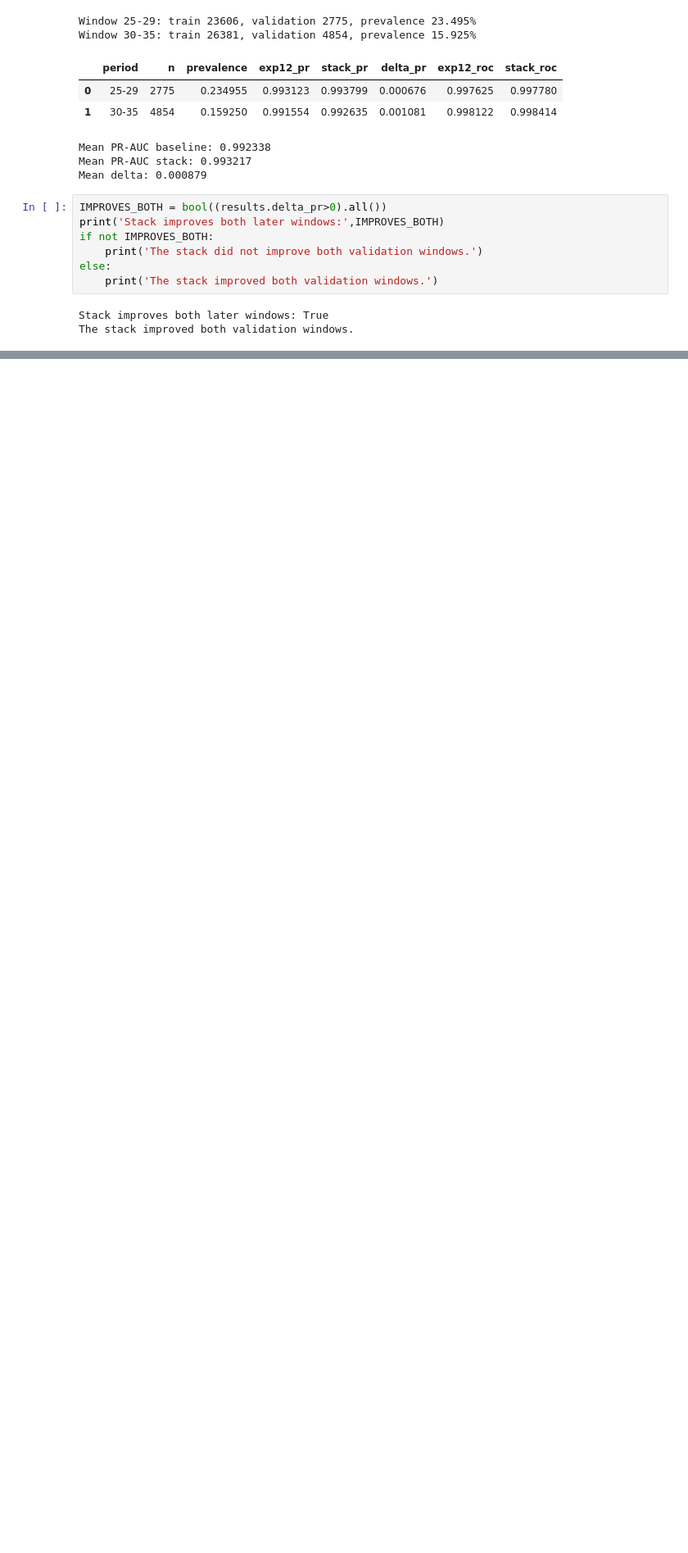
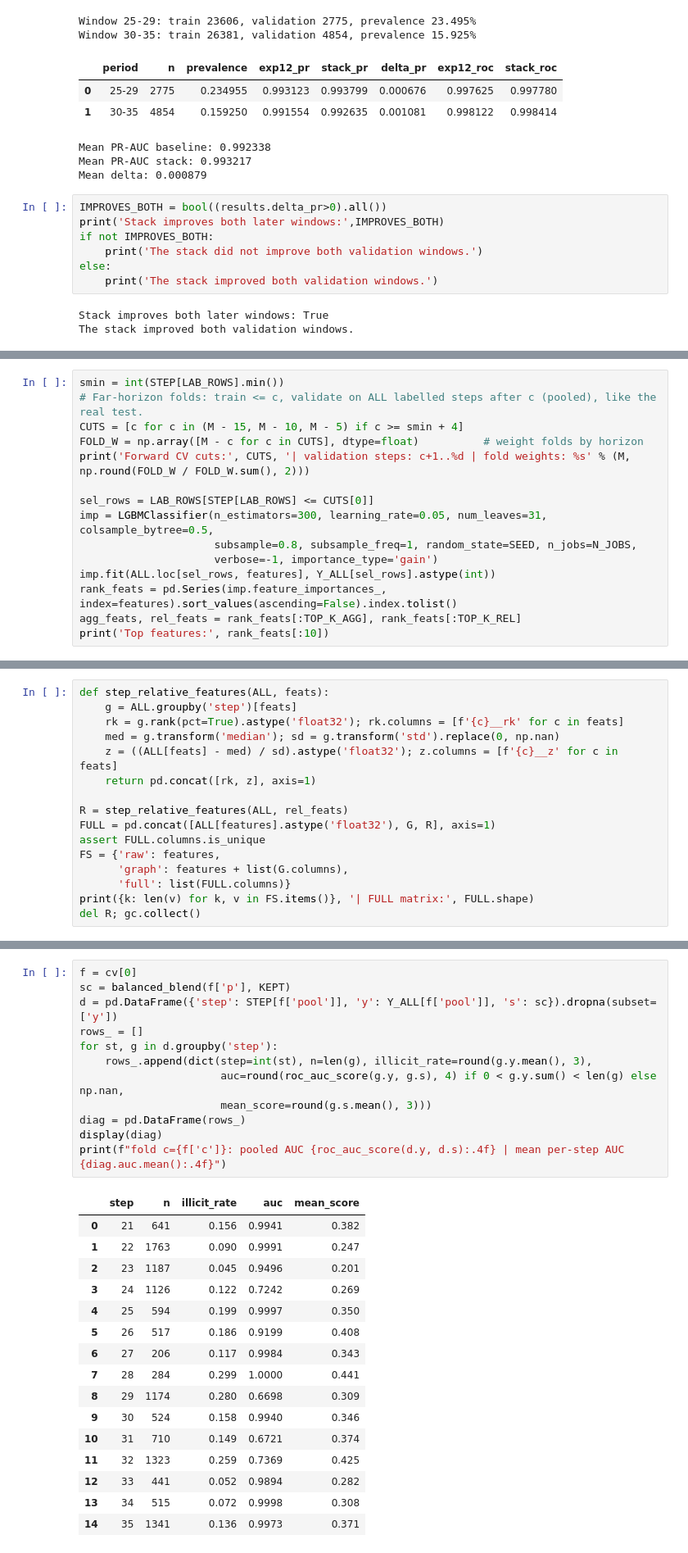
Before and after one commit to charlllene/bt4012-fraud-detection, a Jupyter notebook: Final/A0282609X.ipynb, the cells around one changed output, grey strips where cells are left out. Shown at 82% size. Drawn from its saved outputs; the diff is of its cells as text; blank space fills up the shorter version.

```diff
--- a/Final/A0282609X.ipynb
+++ b/Final/A0282609X.ipynb
@@ -729,0 +290,15 @@ Numerically identical: True
+# %%
+smin = int(STEP[LAB_ROWS].min())
+# Far-horizon folds: train <= c, validate on ALL labelled steps after c (pooled), like the real test.
+CUTS = [c for c in (M - 15, M - 10, M - 5) if c >= smin + 4]
+FOLD_W = np.array([M - c for c in CUTS], dtype=float)          # weight folds by horizon
+print('Forward CV cuts:', CUTS, '| validation steps: c+1..%d | fold weights: %s' % (M, np.round(FOLD_W / FOLD_W.sum(), 2)))
+
+sel_rows = LAB_ROWS[STEP[LAB_ROWS] <= CUTS[0]]
+imp = LGBMClassifier(n_estimators=300, learning_rate=0.05, num_leaves=31, colsample_bytree=0.5,
+                     subsample=0.8, subsample_freq=1, random_state=SEED, n_jobs=N_JOBS,
+                     verbose=-1, importance_type='gain')
+imp.fit(ALL.loc[sel_rows, features], Y_ALL[sel_rows].astype(int))
+rank_feats = pd.Series(imp.feature_importances_, index=features).sort_values(ascending=False).index.tolist()
+agg_feats, rel_feats = rank_feats[:TOP_K_AGG], rank_feats[:TOP_K_REL]
+print('Top features:', rank_feats[:10])
@@ -729,0 +398,16 @@ Numerically identical: True
+# %%
+def step_relative_features(ALL, feats):
+    g = ALL.groupby('step')[feats]
+    rk = g.rank(pct=True).astype('float32'); rk.columns = [f'{c}__rk' for c in feats]
+    med = g.transform('median'); sd = g.transform('std').replace(0, np.nan)
+    z = ((ALL[feats] - med) / sd).astype('float32'); z.columns = [f'{c}__z' for c in feats]
+    return pd.concat([rk, z], axis=1)
+
+R = step_relative_features(ALL, rel_feats)
+FULL = pd.concat([ALL[features].astype('float32'), G, R], axis=1)
+assert FULL.columns.is_unique
+FS = {'raw': features,
+      'graph': features + list(G.columns),
+      'full': list(FULL.columns)}
+print({k: len(v) for k, v in FS.items()}, '| FULL matrix:', FULL.shape)
+del R; gc.collect()
@@ -729,0 +606,29 @@ Numerically identical: True
+# %%
+f = cv[0]
+sc = balanced_blend(f['p'], KEPT)
+d = pd.DataFrame({'step': STEP[f['pool']], 'y': Y_ALL[f['pool']], 's': sc}).dropna(subset=['y'])
+rows_ = []
+for st, g in d.groupby('step'):
+    rows_.append(dict(step=int(st), n=len(g), illicit_rate=round(g.y.mean(), 3),
+                      auc=round(roc_auc_score(g.y, g.s), 4) if 0 < g.y.sum() < len(g) else np.nan,
+                      mean_score=round(g.s.mean(), 3)))
+diag = pd.DataFrame(rows_)
+display(diag)
+print(f"fold c={f['c']}: pooled AUC {roc_auc_score(d.y, d.s):.4f} | mean per-step AUC {diag.auc.mean():.4f}")
+# %% [output]
+|  | step | n | illicit_rate | auc | mean_score |
+| 0 | 21 | 641 | 0.156 | 0.9941 | 0.382 |
+| 1 | 22 | 1763 | 0.090 | 0.9991 | 0.247 |
+| 2 | 23 | 1187 | 0.045 | 0.9496 | 0.201 |
+| 3 | 24 | 1126 | 0.122 | 0.7242 | 0.269 |
+| 4 | 25 | 594 | 0.199 | 0.9997 | 0.350 |
+| 5 | 26 | 517 | 0.186 | 0.9199 | 0.408 |
+| 6 | 27 | 206 | 0.117 | 0.9984 | 0.343 |
+| 7 | 28 | 284 | 0.299 | 1.0000 | 0.441 |
+| 8 | 29 | 1174 | 0.280 | 0.6698 | 0.309 |
+| 9 | 30 | 524 | 0.158 | 0.9940 | 0.346 |
+| 10 | 31 | 710 | 0.149 | 0.6721 | 0.374 |
+| 11 | 32 | 1323 | 0.259 | 0.7369 | 0.425 |
+| 12 | 33 | 441 | 0.052 | 0.9894 | 0.282 |
+| 13 | 34 | 515 | 0.072 | 0.9998 | 0.308 |
+| 14 | 35 | 1341 | 0.136 | 0.9973 | 0.371 |
```
Also changed, not shown: parts of 50 cells of this notebook, 2 other files.
